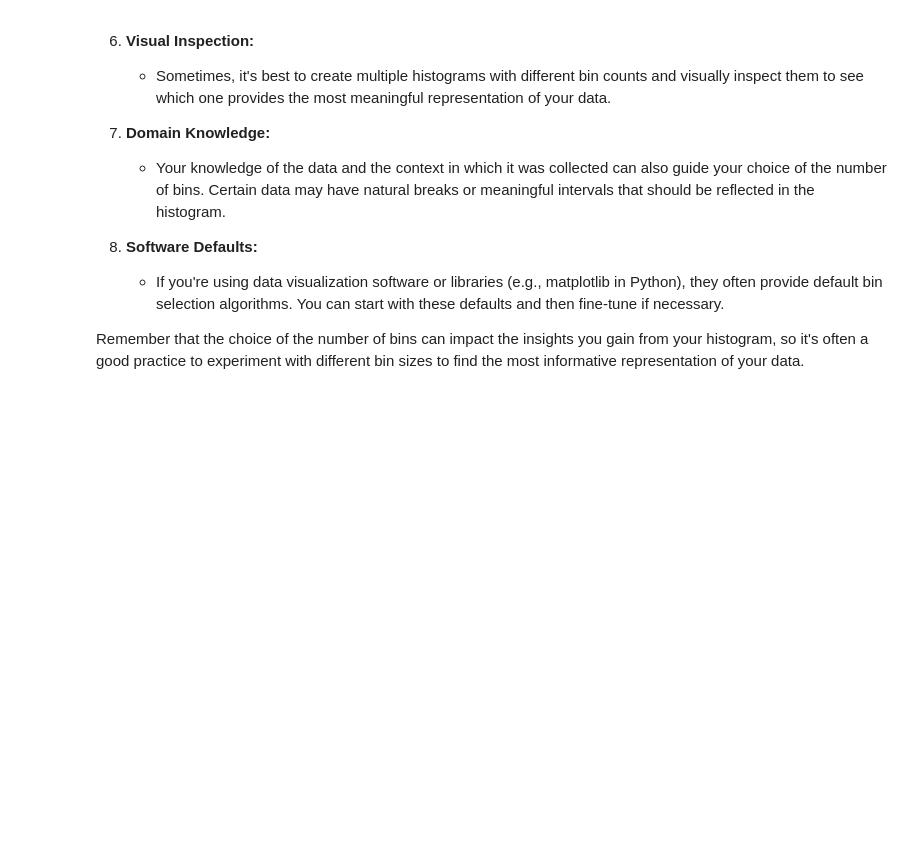
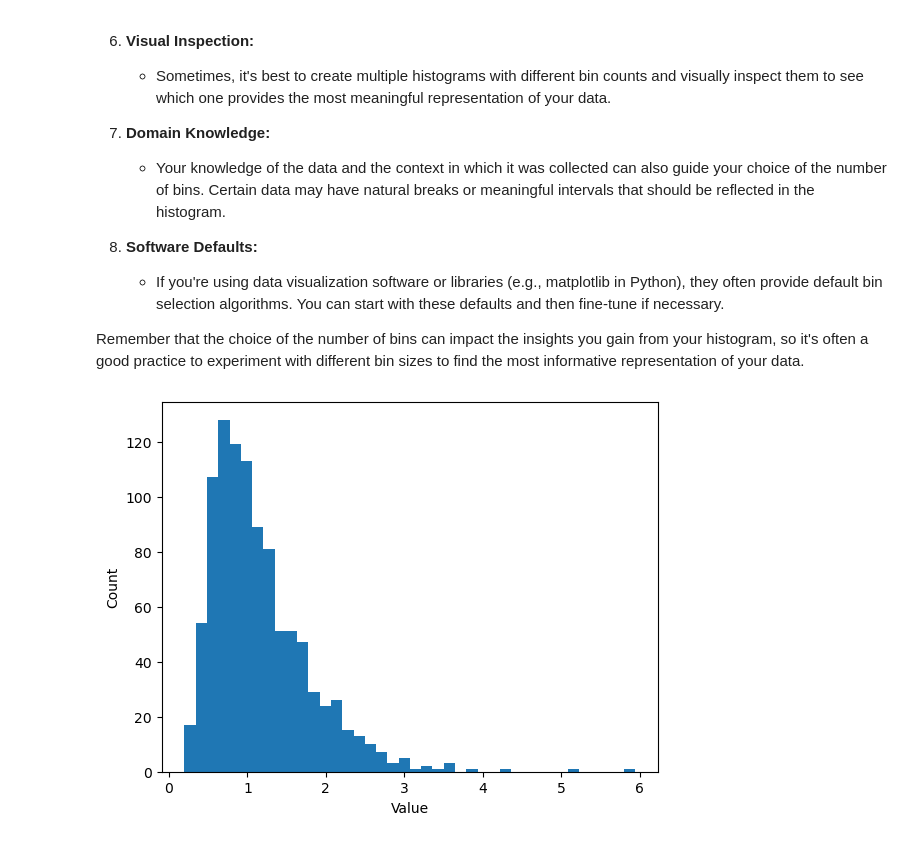
Before and after one commit to MahbubHossainFaisal/Data-Science, a Jupyter notebook: Statistics/Codes/11_Calculate_Bin_size_in_histogram.ipynb, the cells around one changed output. Drawn from its saved outputs; the diff is of its cells as text; code cells hidden in the pictures; blank space fills up the shorter version.

Commit message:
Number of bin calculation Histogram code

```diff
--- a/Statistics/Codes/11_Calculate_Bin_size_in_histogram.ipynb
+++ b/Statistics/Codes/11_Calculate_Bin_size_in_histogram.ipynb
@@ -48,0 +53,15 @@ Remember that the choice of the number of bins can impact the insights you gain
+# %%
+# dataset
+
+n = 1000
+k= 40
+
+data = np.exp(np.random.randn(n)/2)
+
+plt.hist(data,k)
+plt.xlabel('Value')
+plt.ylabel('Count')
+plt.title('Default Histogram')
+plt.show()
+# %% [output]
+[figure, added]
```
Also changed, not shown: parts of 8 cells of this notebook.
